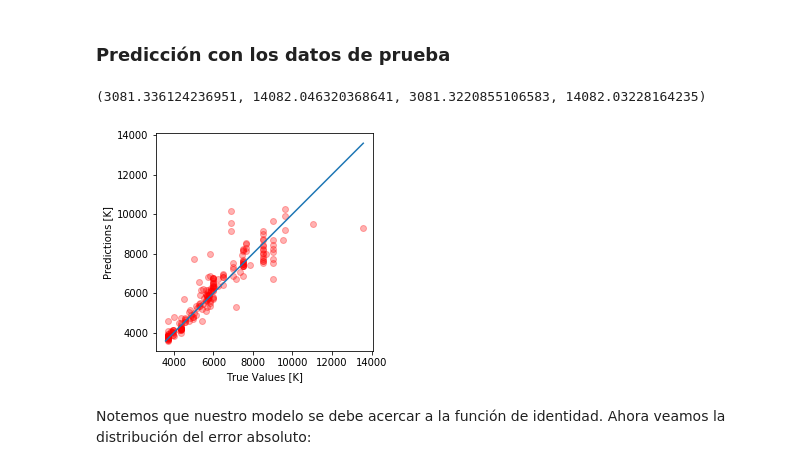
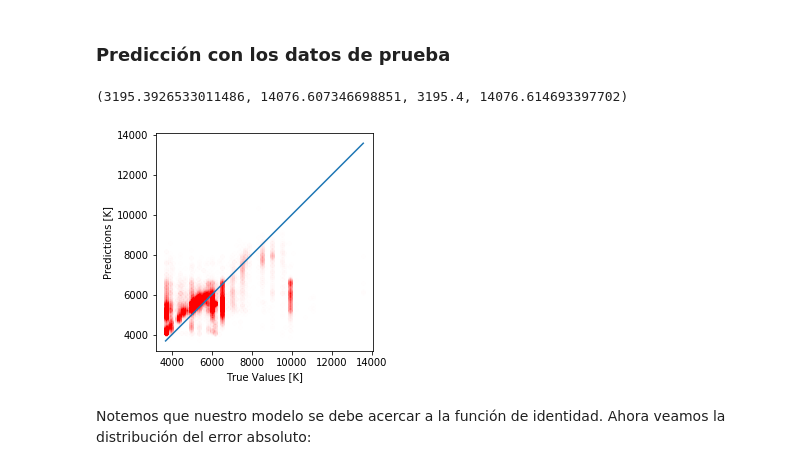
Before and after one commit to astrodatos/proyecto_neuralclusters, a Jupyter notebook: Neural_Clusters.ipynb, the cells around one changed output. Drawn from its saved outputs; the diff is of its cells as text; code cells hidden in the pictures.

```diff
--- a/Neural_Clusters.ipynb
+++ b/Neural_Clusters.ipynb
@@ -30,7 +30,7 @@ Disponible en enlace
 # %%
 t_ini = time()
 
-data = SDSS.query_sql("""SELECT TOP 1000
+data = SDSS.query_sql("""SELECT TOP 100000
                       p.fiberMag_u, p.fiberMag_g, p.fiberMag_r, p.fiberMag_i,
                       p.fiberMag_z, s.elodieTEff
 
@@ -229,29 +229,29 @@ t_ejecucion = t_fin - t_ini
 # %%
 test_predictions = model.predict(norm_test_feat).flatten()
 
 test_predictions = desnorm(test_predictions, train_labels.mean(), train_labels.std())
 m1 = min(test_labels)
 M1 = max(test_labels)
 
 m2 = min(test_predictions)
 M2 = max(test_predictions)
 
 m = min([m1, m2])
 M = max([M1, M2])
 
-plt.scatter(test_labels, test_predictions,s=10, alpha = 0.3,color='red')
+plt.scatter(test_labels, test_predictions,s=20, alpha = 0.002,color='red')
 plt.plot([m , M], [m, M])
 plt.xlabel('True Values [K]')
 plt.ylabel('Predictions [K]')
 plt.axis('equal')
 plt.axis('square')
 #plt.xlim([0,plt.xlim()[1]])
 #plt.ylim([0,100])
 #plt.ylim([0,plt.ylim()[1]])
 #_ = plt.plot([-100, 100], [-100, 100])
 # %% [output]
-(3081.336124236951, 14082.046320368641, 3081.3220855106583, 14082.03228164235)
+(3195.3926533011486, 14076.607346698851, 3195.4, 14076.614693397702)
-[figure, old version]
+[figure, new version]
 # %% [markdown]
 Notemos que nuestro modelo se debe acercar a la función de  identidad. Ahora veamos la distribución del error absoluto:
 # %% [markdown]
```
Also changed, not shown: parts of 5 cells of this notebook.
